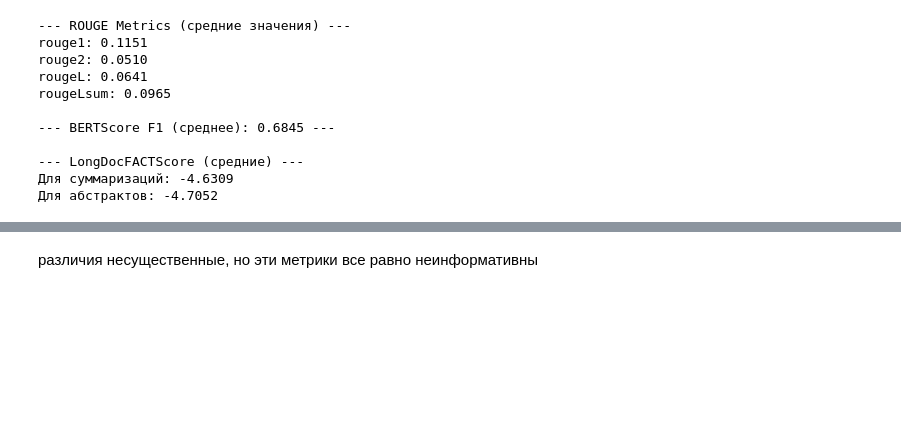
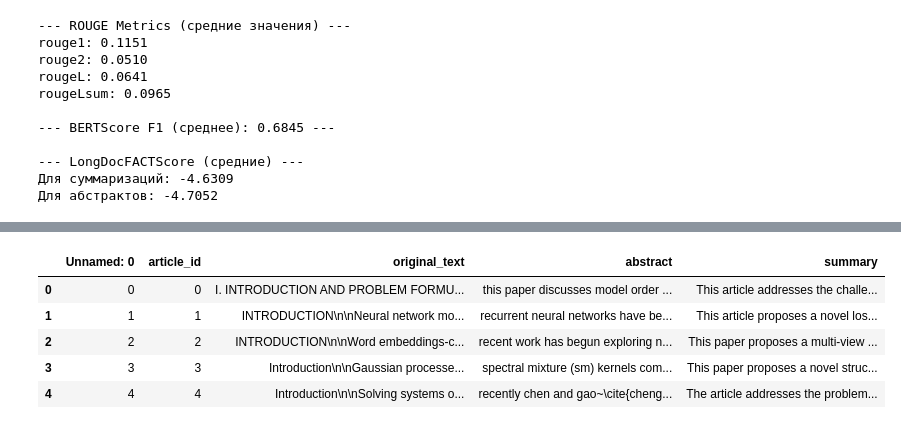
Before and after one commit to fluloeo/Summarization-scientific-articles, a Jupyter notebook: sum-art.ipynb, the cells around one changed output, grey strips where cells are left out. Saved outputs shown, nothing was run; the diff lists cells and outputs as text; code cells hidden in the pictures; blank space fills up the shorter version.

Commit message:
Kaggle Notebook | sum art | Version 6

```diff
--- a/sum-art.ipynb
+++ b/sum-art.ipynb
@@ -688,2 +545,12 @@ print(f"Для абстрактов: {avg_abs:.4f}")
-# %% [markdown]
-различия несущественные, но эти метрики все равно неинформативны
+# %%
+pd.DataFrame(summaries_list).to_csv('summaries.csv')
+
+data_load = pd.read_csv('/kaggle/working/summaries.csv')
+data_load.head()
+# %% [output]
+|  | Unnamed: 0 | article_id | original_text | abstract | summary |
+| 0 | 0 | 0 | I. INTRODUCTION AND PROBLEM FORMU... | this paper discusses model order ... | This article addresses the challe... |
+| 1 | 1 | 1 | INTRODUCTION\n\nNeural network mo... | recurrent neural networks have be... | This article proposes a novel los... |
+| 2 | 2 | 2 | INTRODUCTION\n\nWord embeddings-c... | recent work has begun exploring n... | This paper proposes a multi-view ... |
+| 3 | 3 | 3 | Introduction\n\nGaussian processe... | spectral mixture (sm) kernels com... | This paper proposes a novel struc... |
+| 4 | 4 | 4 | Introduction\n\nSolving systems o... | recently chen and gao~\cite{cheng... | The article addresses the problem... |
```
Also changed, not shown: parts of 8 cells of this notebook.
